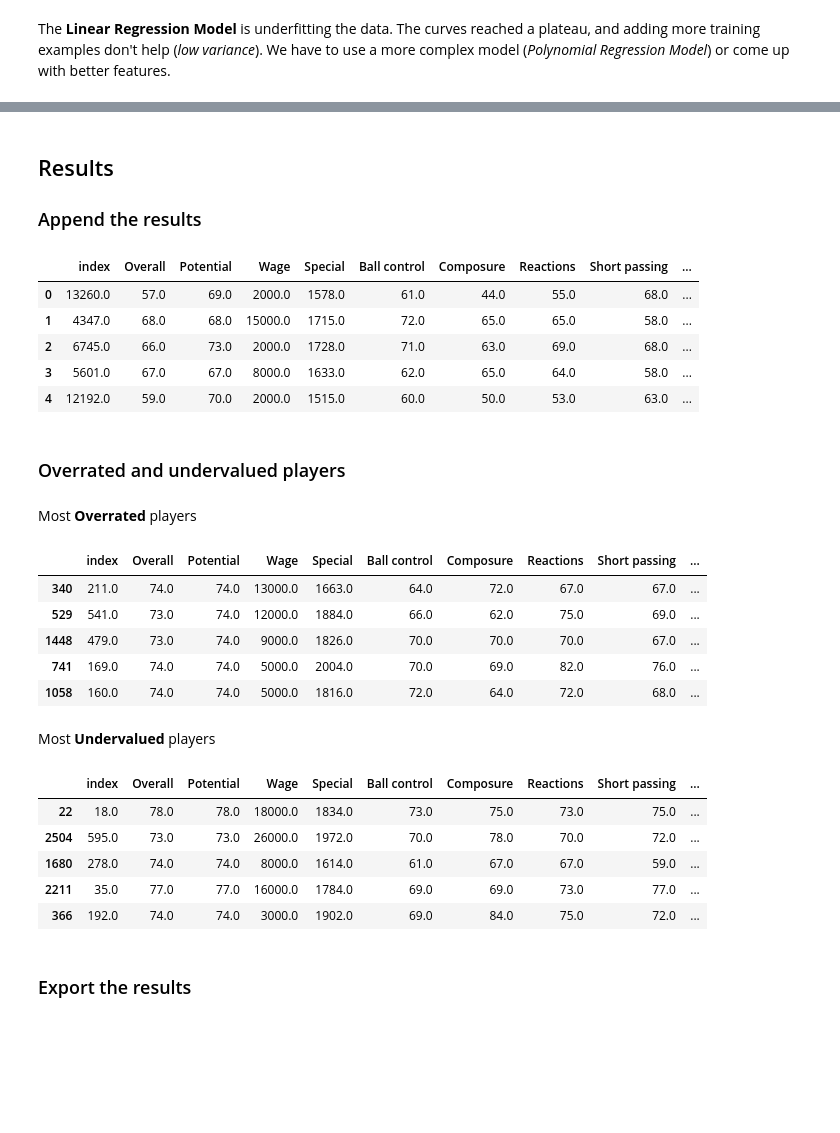
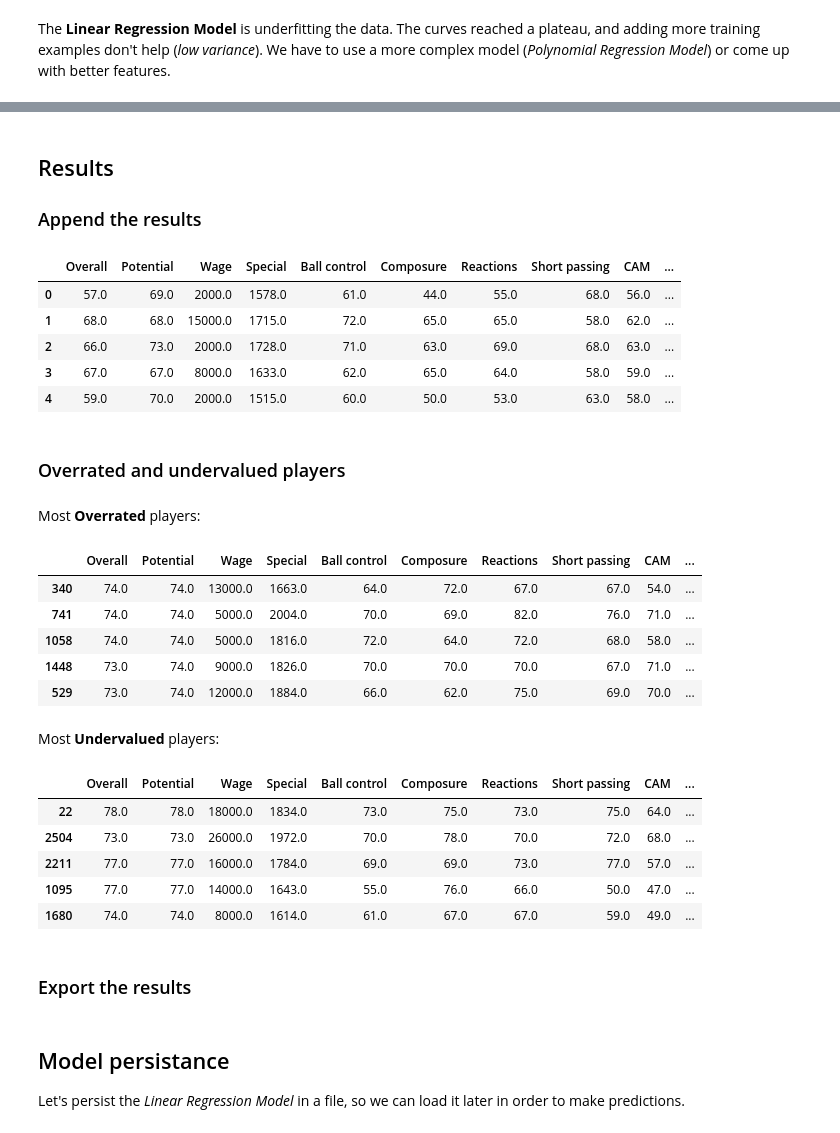
Before and after one commit to matiasmascioto/ml_mini_projects, a Jupyter notebook: fifa_18_value_prediction/data_modeling.ipynb, the cells around one changed output, grey strips where cells are left out. Cells and saved outputs as stored; diff of their text form; code cells hidden in the pictures; blank space fills up the shorter version.

```diff
--- a/fifa_18_value_prediction/data_modeling.ipynb
+++ b/fifa_18_value_prediction/data_modeling.ipynb
@@ -55,7 +60,8 @@ df_model = df_model[exclude_GK & exclude_value_0]
 
 df_model.reset_index(inplace=True)
 names = df_model["Name"].copy()
-df_model = df_model.drop("Name", axis="columns")
+# df_model = df_model.drop("Name", axis="columns")
+df_model = df_model.drop(columns=["index", "Name"])
 # %%
 # Define 'target' and 'features'
 target = "Value"
@@ -339,5 +348,5 @@ plt.show()
 # %% [markdown]
-## Results <a id="export"></a>
+## Results <a id="results"></a>
 ### Append the results<a id="append_results"></a>
 # %%
 predictions_series = pd.Series(data=predictions_lin_reg.flatten().tolist(), name="Prediction Linear Regression")
@@ -355,38 +364,41 @@ results_df = pd.concat([X_test_df, y_test_series, predictions_series, prediction
 
 display(results_df.head())
 # %% [output]
-|  | index | Overall | Potential | Wage | Special | Ball control | Composure | Reactions | Short passing | ... |
-| 0 | 13260.0 | 57.0 | 69.0 | 2000.0 | 1578.0 | 61.0 | 44.0 | 55.0 | 68.0 | ... |
-| 1 | 4347.0 | 68.0 | 68.0 | 15000.0 | 1715.0 | 72.0 | 65.0 | 65.0 | 58.0 | ... |
-| 2 | 6745.0 | 66.0 | 73.0 | 2000.0 | 1728.0 | 71.0 | 63.0 | 69.0 | 68.0 | ... |
-| 3 | 5601.0 | 67.0 | 67.0 | 8000.0 | 1633.0 | 62.0 | 65.0 | 64.0 | 58.0 | ... |
-| 4 | 12192.0 | 59.0 | 70.0 | 2000.0 | 1515.0 | 60.0 | 50.0 | 53.0 | 63.0 | ... |
+|  | Overall | Potential | Wage | Special | Ball control | Composure | Reactions | Short passing | CAM | ... |
+| 0 | 57.0 | 69.0 | 2000.0 | 1578.0 | 61.0 | 44.0 | 55.0 | 68.0 | 56.0 | ... |
+| 1 | 68.0 | 68.0 | 15000.0 | 1715.0 | 72.0 | 65.0 | 65.0 | 58.0 | 62.0 | ... |
+| 2 | 66.0 | 73.0 | 2000.0 | 1728.0 | 71.0 | 63.0 | 69.0 | 68.0 | 63.0 | ... |
+| 3 | 67.0 | 67.0 | 8000.0 | 1633.0 | 62.0 | 65.0 | 64.0 | 58.0 | 59.0 | ... |
+| 4 | 59.0 | 70.0 | 2000.0 | 1515.0 | 60.0 | 50.0 | 53.0 | 63.0 | 58.0 | ... |
 # %% [markdown]
-### Overrated and undervalued players
+### Overrated and undervalued players<a id="overrated_undervalued"></a>
 # %%
 results_df["difference"] = results_df["Prediction Lasso Regression"] - results_df["Value"]
 
-display(md("Most **Overrated** players"))
+display(md("Most **Overrated** players:"))
 display(results_df.sort_values(by="difference", ascending=True).head())
 
-display(md("Most **Undervalued** players"))
+display(md("Most **Undervalued** players:"))
 display(results_df.sort_values(by="difference", ascending=False).head())
 # %% [output]
-Most **Overrated** players
+Most **Overrated** players:
-|  | index | Overall | Potential | Wage | Special | Ball control | Composure | Reactions | Short passing | ... |
-| 340 | 211.0 | 74.0 | 74.0 | 13000.0 | 1663.0 | 64.0 | 72.0 | 67.0 | 67.0 | ... |
-| 529 | 541.0 | 73.0 | 74.0 | 12000.0 | 1884.0 | 66.0 | 62.0 | 75.0 | 69.0 | ... |
-| 1448 | 479.0 | 73.0 | 74.0 | 9000.0 | 1826.0 | 70.0 | 70.0 | 70.0 | 67.0 | ... |
-| 741 | 169.0 | 74.0 | 74.0 | 5000.0 | 2004.0 | 70.0 | 69.0 | 82.0 | 76.0 | ... |
-| 1058 | 160.0 | 74.0 | 74.0 | 5000.0 | 1816.0 | 72.0 | 64.0 | 72.0 | 68.0 | ... |
+|  | Overall | Potential | Wage | Special | Ball control | Composure | Reactions | Short passing | CAM | ... |
+| 340 | 74.0 | 74.0 | 13000.0 | 1663.0 | 64.0 | 72.0 | 67.0 | 67.0 | 54.0 | ... |
+| 741 | 74.0 | 74.0 | 5000.0 | 2004.0 | 70.0 | 69.0 | 82.0 | 76.0 | 71.0 | ... |
+| 1058 | 74.0 | 74.0 | 5000.0 | 1816.0 | 72.0 | 64.0 | 72.0 | 68.0 | 58.0 | ... |
+| 1448 | 73.0 | 74.0 | 9000.0 | 1826.0 | 70.0 | 70.0 | 70.0 | 67.0 | 71.0 | ... |
+| 529 | 73.0 | 74.0 | 12000.0 | 1884.0 | 66.0 | 62.0 | 75.0 | 69.0 | 70.0 | ... |
-Most **Undervalued** players
+Most **Undervalued** players:
-|  | index | Overall | Potential | Wage | Special | Ball control | Composure | Reactions | Short passing | ... |
-| 22 | 18.0 | 78.0 | 78.0 | 18000.0 | 1834.0 | 73.0 | 75.0 | 73.0 | 75.0 | ... |
-| 2504 | 595.0 | 73.0 | 73.0 | 26000.0 | 1972.0 | 70.0 | 78.0 | 70.0 | 72.0 | ... |
-| 1680 | 278.0 | 74.0 | 74.0 | 8000.0 | 1614.0 | 61.0 | 67.0 | 67.0 | 59.0 | ... |
-| 2211 | 35.0 | 77.0 | 77.0 | 16000.0 | 1784.0 | 69.0 | 69.0 | 73.0 | 77.0 | ... |
-| 366 | 192.0 | 74.0 | 74.0 | 3000.0 | 1902.0 | 69.0 | 84.0 | 75.0 | 72.0 | ... |
+|  | Overall | Potential | Wage | Special | Ball control | Composure | Reactions | Short passing | CAM | ... |
+| 22 | 78.0 | 78.0 | 18000.0 | 1834.0 | 73.0 | 75.0 | 73.0 | 75.0 | 64.0 | ... |
+| 2504 | 73.0 | 73.0 | 26000.0 | 1972.0 | 70.0 | 78.0 | 70.0 | 72.0 | 68.0 | ... |
+| 2211 | 77.0 | 77.0 | 16000.0 | 1784.0 | 69.0 | 69.0 | 73.0 | 77.0 | 57.0 | ... |
+| 1095 | 77.0 | 77.0 | 14000.0 | 1643.0 | 55.0 | 76.0 | 66.0 | 50.0 | 47.0 | ... |
+| 1680 | 74.0 | 74.0 | 8000.0 | 1614.0 | 61.0 | 67.0 | 67.0 | 59.0 | 49.0 | ... |
 # %% [markdown]
-### Export the results
+### Export the results<a id="export"></a>
 # %%
 results_df.to_csv("data/output/predictions.csv", sep=";", index=False, float_format="%.0f")
+# %% [markdown]
+## Model persistance<a id="model_persistance"></a>
+Let's persist the *Linear Regression Model* in a file, so we can load it later in order to make predictions.
```
Also changed, not shown: parts of 15 cells of this notebook, 16 other files.
